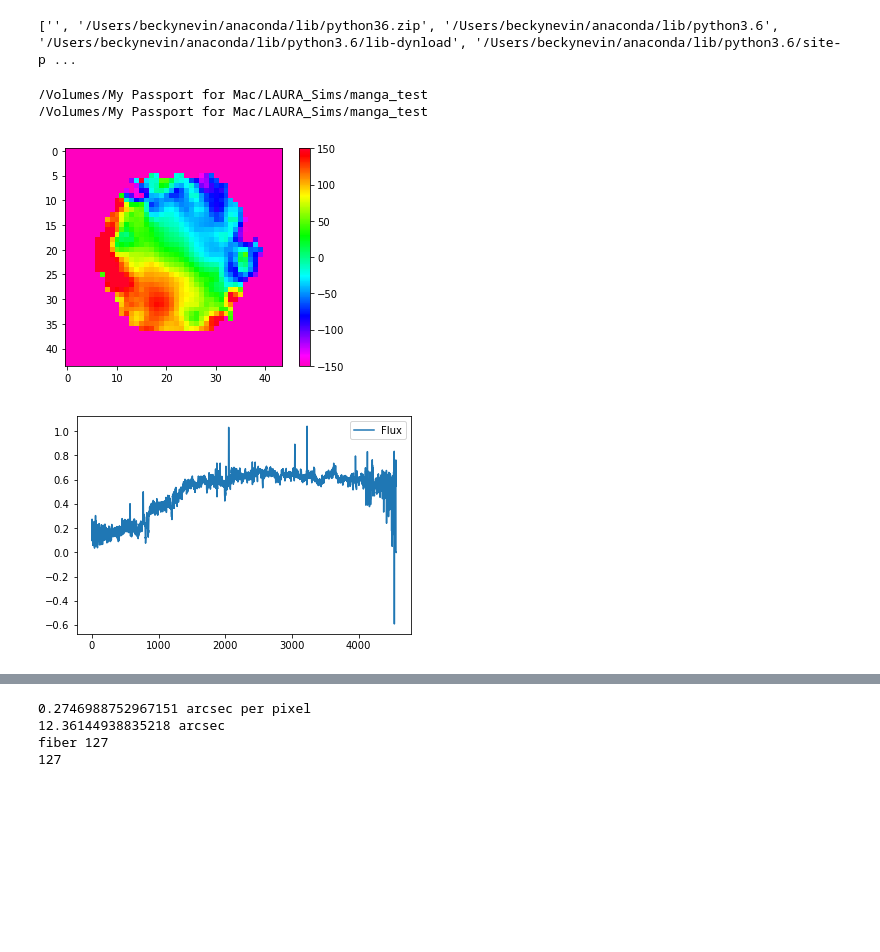
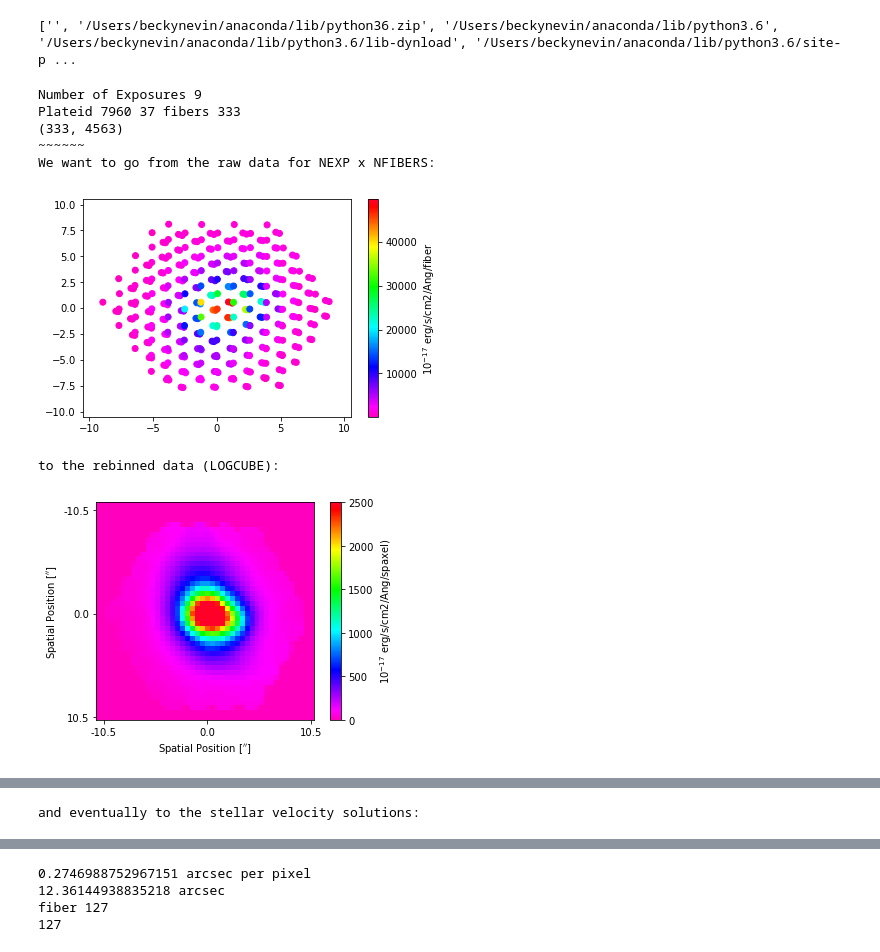
Before and after one commit to beckynevin/imaging_identification_mergers, a Jupyter notebook: Kin_test_manga.ipynb, the cells around one changed output, grey strips where cells are left out. Drawn from its saved outputs; the diff is of its cells as text; code cells hidden in the pictures; blank space fills up the shorter version.

Commit message:
Okay completed for broadband regridding, now I need to do for every wavelength so I can better sum the overall broadband.

```diff
--- a/Kin_test_manga.ipynb
+++ b/Kin_test_manga.ipynb
@@ -103,33 +103,23 @@ from time import clock
 # %% [output]
 ['', '/Users/beckynevin/anaconda/lib/python36.zip', '/Users/beckynevin/anaconda/lib/python3.6', '/Users/beckynevin/anaconda/lib/python3.6/lib-dynload', '/Users/beckynevin/anaconda/lib/python3.6/site-p ...
 # %%
+plt.clf()
 import os
-
-#spec=pyfits.open('q0.5_fg0.3_allrx10_sunruns/mcrx_200.fits')
-#My\ Passport\ for\ Mac/
-print(os.getcwd())
-#Below is the older version (pre absorption lines):
-#os.chdir(os.path.expanduser('/Volumes/My Passport for Mac/LAURA_Sims/q0.5_fg0.3_allrx10_sunruns/test_Smodel_hires_testlrange2'))
 os.chdir(os.path.expanduser('/Volumes/My Passport for Mac/LAURA_Sims/manga_test/'))
-print(os.getcwd())
-#spec=pyfits.open('mcrx_200.fits')
 
 
 
 
+
+'''MAPS-SPX contain the stellar velocities on a grid'''
 spec_check=pyfits.open('manga-7960-3701-MAPS-SPX-GAU-MILESHC.fits')
-#print(spec['STELLAR_VEL'].header)
 
-plt.imshow(np.flipud(spec_check['STELLAR_VEL'].data), cmap='gist_rainbow_r',vmin=-150, vmax=150)
-plt.colorbar()
-plt.show()
 
+'''Logcube files contain the flux also rebinned to a grid'''
 logcube=pyfits.open('manga-7960-3701-LOGCUBE.fits')
 
-plt.plot(logcube['FLUX'].data[:,20,20], label='Flux')
 
-plt.legend()
-plt.show()
+
 
 '''While LOGCUBE is in 44x44 dimensions (so already convolved),
 LOGRSS is not and is in units of NFIBER x NEXP'''
@@ -145,52 +135,67 @@ HDU #1 [FLUX] = Row-stacked spectra from all exposures for the target in units o
 HDU #2 [IVAR] = Inverse variance (1/sigma2) for the above [NWAVE x (NFIBER*NEXP)]
 HDU #3 [MASK] = Pixel mask [NWAVE x (NFIBER*NEXP)] (defined values are set in https://trac.sdss.org/browser/repo/sdss/idlutils/trunk/data/sdss/sdssMaskbits.par)
 HDU #4 [DISP] = Broadened dispersion solution (1sigma LSF in units of Angstroms) [NWAVE x (NFIBER*NEXP)]
 HDU #5 [WAVE] = Wavelength vector [NWAVE]
 HDU #6 [SPECRES] = Median spectral resolution as a function of wavelength for the fibers in this IFU [NWAVE]
 HDU #7 [SPECRESD] = Standard deviation of spectral resolution as a function of wavelength for the fibers in this IFU [NWAVE]
 HDU #8 [OBSINFO] = Yanny-format structure detailing exposures that went into this file. [BINARY FITS TABLE]
 HDU #9 [XPOS] = Array of fiber X-positions (units of arcsec) relative to the IFU center [NWAVE x (NFIBER*NEXP)]
 HDU #10 [YPOS] = Array of fiber Y-positions (units of arcsec) relative to the IFU center [NWAVE x (NFIBER*NEXP)]'''
 
-
+'''rss files contain the raw raw raw non-rebinned data'''
 rss=pyfits.open('manga-7960-3701-LOGRSS.fits')
 print('Number of Exposures', rss[0].header['NEXP'])
 print('Plateid', rss[0].header['PLATEID'], '37 fibers', 37*9)
 print(shape(rss['XPOS'].data))
 
 xs=[]
 ys=[]
 summed_flux_per_fiber=[]
 for i in range(37*9):
     xs.append(rss['XPOS'].data[i,0])
     ys.append(rss['YPOS'].data[i,0])
     summed_flux_per_fiber.append(np.sum(rss['FLUX'].data[i,:]))
-print(shape(xs), shape(ys), shape(summed_flux_per_fiber))
+
+print('~~~~~~')
+print('We want to go from the raw data for NEXP x NFIBERS:')
 plt.scatter(xs,ys,c=summed_flux_per_fiber, cmap='gist_rainbow_r')
-plt.colorbar()
+plt.xlim([-10.5,10.5])
+plt.ylim([-10.5,10.5])
+plt.colorbar(label=r'10$^{-17}$ erg/s/cm2/Ang/fiber')
+plt.show()
 
+print('to the rebinned data (LOGCUBE):')
+fig=plt.figure()
+ax1=fig.add_subplot(111)
+
+im1=ax1.imshow(np.sum(logcube['FLUX'].data, axis=0), vmin=0, vmax=2500,cmap='gist_rainbow_r')#norm=LogNorm(vmin=1, vmax=3500)
+cbar1=plt.colorbar(im1,label=r'10$^{-17}$ erg/s/cm2/Ang/spaxel)')
+length=shape(np.sum(logcube['FLUX'].data, axis=0))[0]
+
+yticks=[1 ,length/2    ,length-1]
+ylabels=[round((x-length/2)*0.5,1) for x in yticks]
+ax1.set_yticks(yticks)
+ax1.set_yticklabels(ylabels)
+ax1.set_xticks(yticks)
+ax1.set_xticklabels(ylabels)
+ax1.set_ylabel(r'Spatial Position [$^{\prime \prime}$]')
+ax1.set_xlabel(r'Spatial Position [$^{\prime \prime}$]')
 plt.show()
-stop
 
-CAMERA0=spec[25]
-print(CAMERA0.header)
-print(CAMERA0.header['CD1_1'])
-Ang=[x[0]*10**(10) for x in spec[5].data]#
+print('and eventually to the stellar velocity solutions:')
 
 
+plt.imshow(np.flipud(spec_check['STELLAR_VEL'].data), cmap='gist_rainbow_r',vmin=-150, vmax=150)
+plt.colorbar()
+plt.show()
 
-cosmo.H(0)
-#Quantity 69.32 km / (Mpc s)>
-#kpc is each pixel, so we need to figure out the kpc per arcsec to figure out how many arcsec to make the cutout
-
-
-pixelscale=0.166666
-
-kpc_arcmin=cosmo.kpc_proper_per_arcmin(0.03)
-print(pixelscale/(kpc_arcmin.value/60), 'arcsec per pixel')
-print(0.5/(pixelscale/(kpc_arcmin.value/60)), 'factor')
+print('~~~~~~')
 # %% [output]
-/Volumes/My Passport for Mac/LAURA_Sims/manga_test
-/Volumes/My Passport for Mac/LAURA_Sims/manga_test
+Number of Exposures 9
+Plateid 7960 37 fibers 333
+(333, 4563)
+~~~~~~
+We want to go from the raw data for NEXP x NFIBERS:
-[figure, old version]
+[figure, new version]
+to the rebinned data (LOGCUBE):
-[figure, old version]
+[figure, new version]
@@ -200,0 +202 @@ Plateid 7960 37 fibers 333
+and eventually to the stellar velocity solutions:
```
Also changed, not shown: parts of 7 cells of this notebook.
